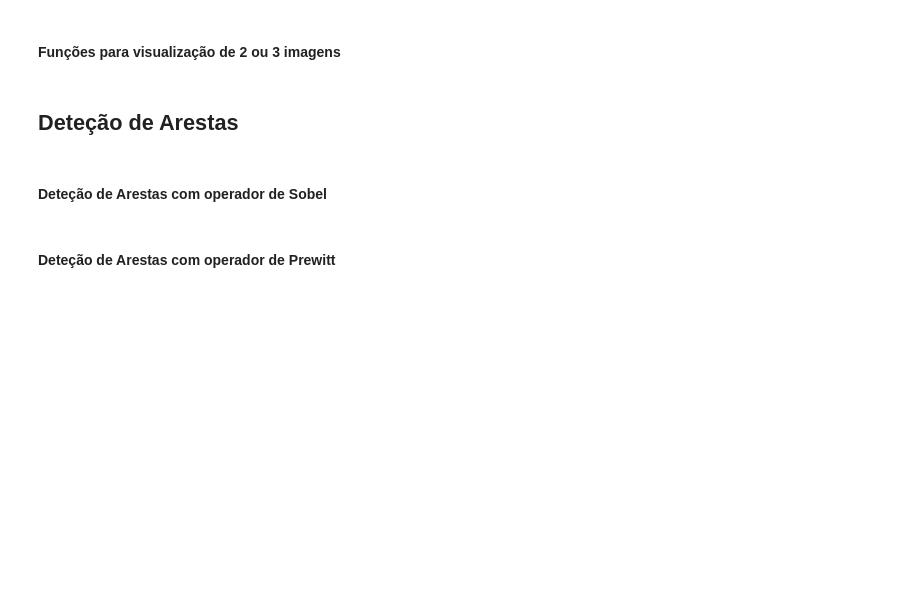
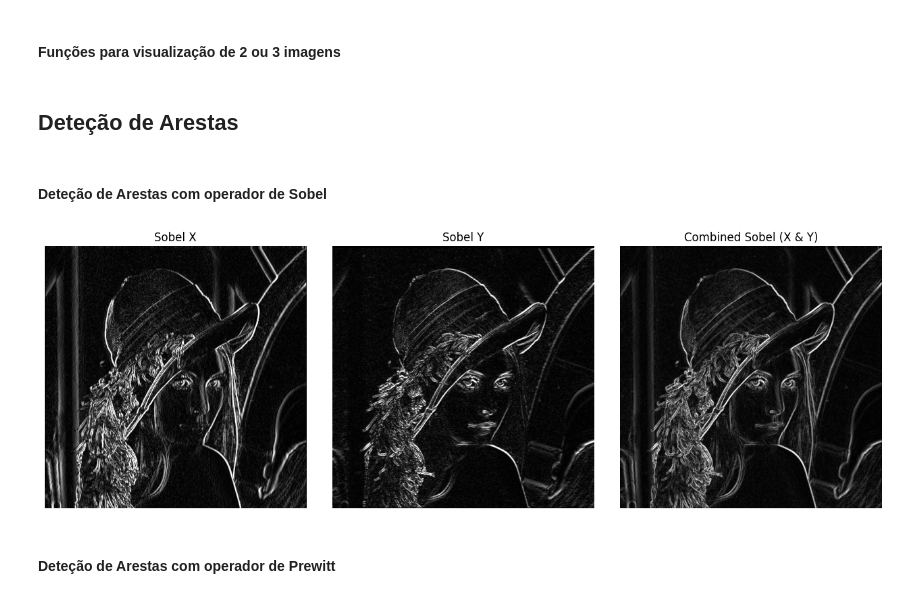
Before and after one commit to TiagoJCP/Visual_Image_Processing, a Jupyter notebook: ComputerVision/4-ComputerVision.ipynb, the cells around one changed output. Drawn from its saved outputs; the diff is of its cells as text; code cells hidden in the pictures; blank space fills up the shorter version.

```diff
--- a/ComputerVision/4-ComputerVision.ipynb
+++ b/ComputerVision/4-ComputerVision.ipynb
@@ -120,2 +114,25 @@ gray_image = cv2.cvtColor(image, cv2.COLOR_BGR2GRAY)
+# %%
+import cv2
+import numpy as np
+
+image = cv2.imread(r"Images\Lenna.png")
+gray_image = cv2.cvtColor(image, cv2.COLOR_BGR2GRAY)
+
+# Sobel Operator
+
+# Aplicar deteção de extremos/arestas com operador Sobel
+sobel_x = cv2.Sobel(gray_image, cv2.CV_64F, 1, 0, ksize=3)
+sobel_y = cv2.Sobel(gray_image, cv2.CV_64F, 0, 1, ksize=3)
+
+# Converter a saída em unit8
+sobel_x = cv2.convertScaleAbs(sobel_x)
+sobel_y = cv2.convertScaleAbs(sobel_y)
+
+# Combinar os dois operadores x e y
+combined_sobel = cv2.addWeighted(sobel_x, 0.5, sobel_y, 0.5, 0)
+
+show_3figures(sobel_x, sobel_y, combined_sobel, 'Sobel X', 'Sobel Y', 'Combined Sobel (X & Y)')
+# %% [output]
+[figure, added]
 # %% [markdown]
 #### Deteção de Arestas com operador de **Prewitt**
```
Also changed, not shown: parts of 12 cells of this notebook.
